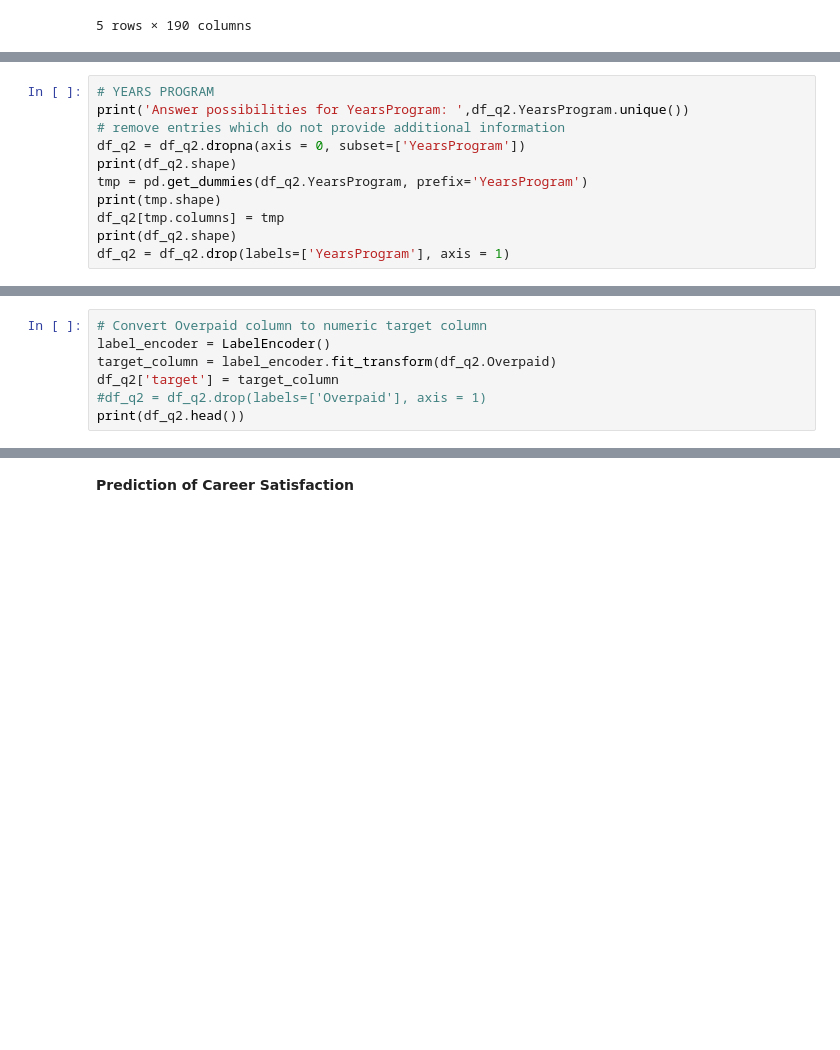
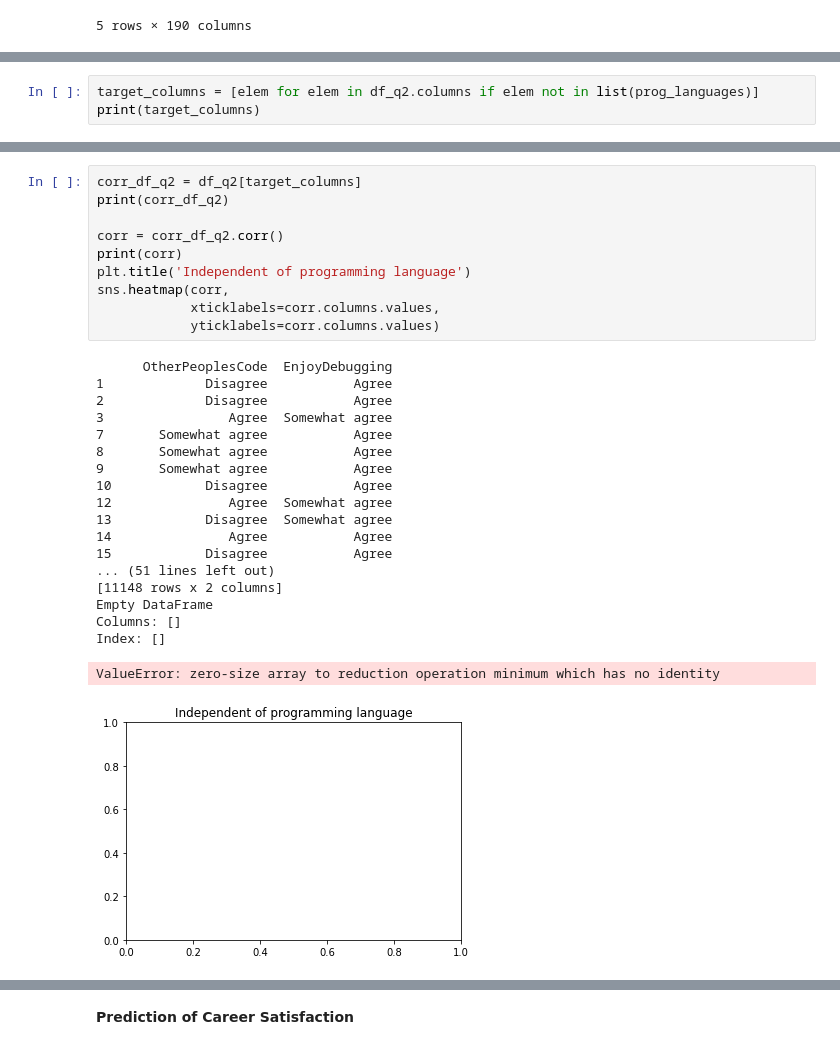
Before and after one commit to einalem1234/nd-proj-DataScienceBlog, a Jupyter notebook: notebooks/Stackoverflow_Survey_2017.ipynb, the cells around one changed output, grey strips where cells are left out. Saved outputs shown, nothing was run; the diff lists cells and outputs as text; blank space fills up the shorter version.

```diff
--- a/notebooks/Stackoverflow_Survey_2017.ipynb
+++ b/notebooks/Stackoverflow_Survey_2017.ipynb
@@ -253,11 +359,0 @@ The number of survey responsdents reduced from 19102 to 4995.
-# %%
-# YEARS PROGRAM
-print('Answer possibilities for YearsProgram: ',df_q2.YearsProgram.unique())
-# remove entries which do not provide additional information
-df_q2 = df_q2.dropna(axis = 0, subset=['YearsProgram'])
-print(df_q2.shape)
-tmp = pd.get_dummies(df_q2.YearsProgram, prefix='YearsProgram')
-print(tmp.shape)
-df_q2[tmp.columns] = tmp
-print(df_q2.shape)
-df_q2 = df_q2.drop(labels=['YearsProgram'], axis = 1)
@@ -274,7 +359,0 @@ Answer possibilities for YearsProgram:  ['20 or more years' '2 to 3 years' '10 t
-# %%
-# Convert Overpaid column to numeric target column
-label_encoder = LabelEncoder()
-target_column = label_encoder.fit_transform(df_q2.Overpaid)
-df_q2['target'] = target_column
-#df_q2 = df_q2.drop(labels=['Overpaid'], axis = 1)
-print(df_q2.head())
@@ -327,0 +425,3 @@ df_q3 = df_q3.drop(labels=['EnjoyDebugging'], axis = 1)
+# %%
+target_columns = [elem for elem in df_q2.columns if elem not in list(prog_languages)]
+print(target_columns)
@@ -327,0 +451,30 @@ df_q3 = df_q3.drop(labels=['EnjoyDebugging'], axis = 1)
+# %%
+corr_df_q2 = df_q2[target_columns]
+print(corr_df_q2)
+
+corr = corr_df_q2.corr()
+print(corr)
+plt.title('Independent of programming language')
+sns.heatmap(corr,
+            xticklabels=corr.columns.values,
+            yticklabels=corr.columns.values)
+# %% [output]
+      OtherPeoplesCode  EnjoyDebugging
+1             Disagree           Agree
+2             Disagree           Agree
+3                Agree  Somewhat agree
+7       Somewhat agree           Agree
+8       Somewhat agree           Agree
+9       Somewhat agree           Agree
+10            Disagree           Agree
+12               Agree  Somewhat agree
+13            Disagree  Somewhat agree
+14               Agree           Agree
+15            Disagree           Agree
+... (51 lines left out)
+[11148 rows x 2 columns]
+Empty DataFrame
+Columns: []
+Index: []
+ValueError: zero-size array to reduction operation minimum which has no identity
+[figure, added]
```
Also changed, not shown: parts of 80 cells of this notebook, 2 other files.
